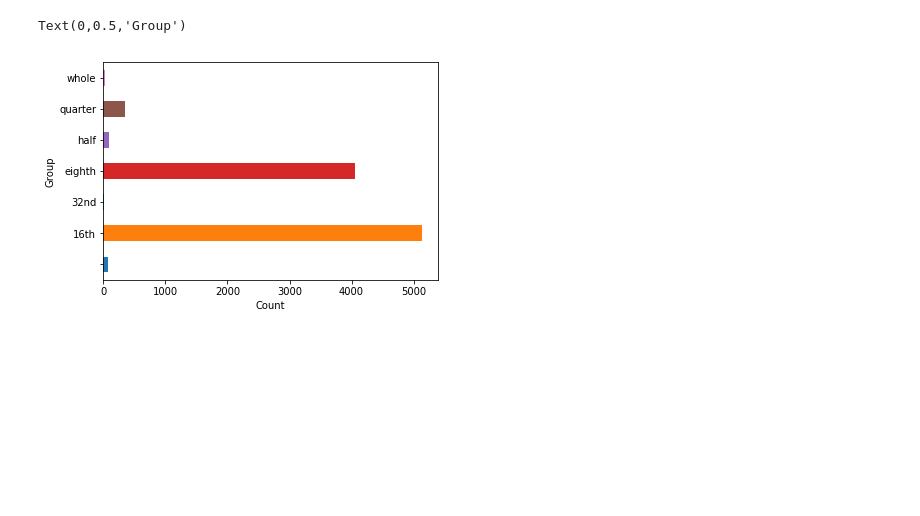
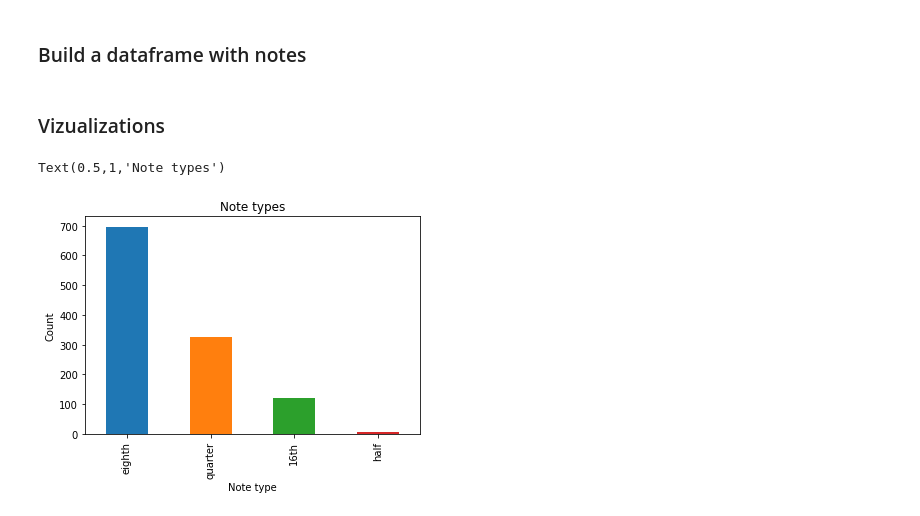
Before and after one commit to brandonbellanti/pythagoras, a Jupyter notebook: pythagoras.ipynb, the cells around one changed output. Saved outputs shown, nothing was run; the diff lists cells and outputs as text; code cells hidden in the pictures; blank space fills up the shorter version.

```diff
--- a/pythagoras.ipynb
+++ b/pythagoras.ipynb
@@ -18,0 +31,10 @@ xml_filepath = "./scores/JSB_BWV1047_1.xml"
+# %%
+print('\nINSTRUMENTATION:\n')
+
+parts = []
+
+for e in root.xpath('//score-part'):
+    part = e.xpath('./@id')[0]
+    parts.append(part)
+    instr = e.xpath('.//instrument-name')[0].text
+    print("\t%s (%s)" % (instr,part))
@@ -19,8 +87,8 @@ xml_filepath = "./scores/JSB_BWV1047_1.xml"
+# %% [markdown]
+### Build a dataframe with notes
 # %%
-tree = etree.parse(xml_filepath)
-root = tree.getroot()
 notes = []
-count = 0
+
 for e in root.xpath('//note'):
 
     part = e.xpath('../..//@id')[0]
@@ -43,12 +111,26 @@ for e in root.xpath('//note'):
 
     alter_list = e.xpath('.//alter/text()')
     alter = alter_list[0] if len(alter_list)>0 else ''
+    if alter == '0':
+        accidental = ''
+    elif alter == '-1':
+        accidental = 'b'
+    elif alter == '1':
+        accidental = '#'
+    elif alter == '-2':
+        accidental = 'bb'
+    elif alter == '2':
+        accidental = '##'
+    else:
+        accidental = ''
+
+
+    pitch = step + accidental
 
     octave_list = e.xpath('.//octave/text()')
     octave = octave_list[0] if len(step_list)>0 else ''
 
-#     print("\t".join([str(count),part,str(measure),step,octave,duration,typ,dotted,rest]))
-    notes.append((part,measure,step,alter,octave,duration,typ,dotted,rest))
-    count += 1
+    notes.append((part,measure,pitch,step,alter,octave,duration,typ,dotted,rest))
 # %%
-df = pd.DataFrame(notes,columns=['part','measure','step','alter','octave','duration','type','dotted','rest'])
+df = pd.DataFrame(notes,columns=['part','measure','pitch','step','alter','octave','duration','type','dotted','rest'])
+# print(df)
@@ -57,8 +137,11 @@ print(len(df[df['alter'] == '1']))
+# %% [markdown]
+### Vizualizations
 # %%
 col = 'type'
-df.groupby(col).type.count().plot.barh()
-plt.xlabel('Count')
-plt.ylabel('Note type')
+df[df[col]!=''].groupby(col)[col].count().sort_values(ascending=False).plot.bar()
+plt.ylabel('Count')
+plt.xlabel('Note type')
+plt.title('Note types')
 # %% [output]
-Text(0,0.5,'Group')
+Text(0.5,1,'Note types')
-[figure, old version]
+[figure, new version]
```
Also changed, not shown: parts of 23 cells of this notebook, 19 other files.
